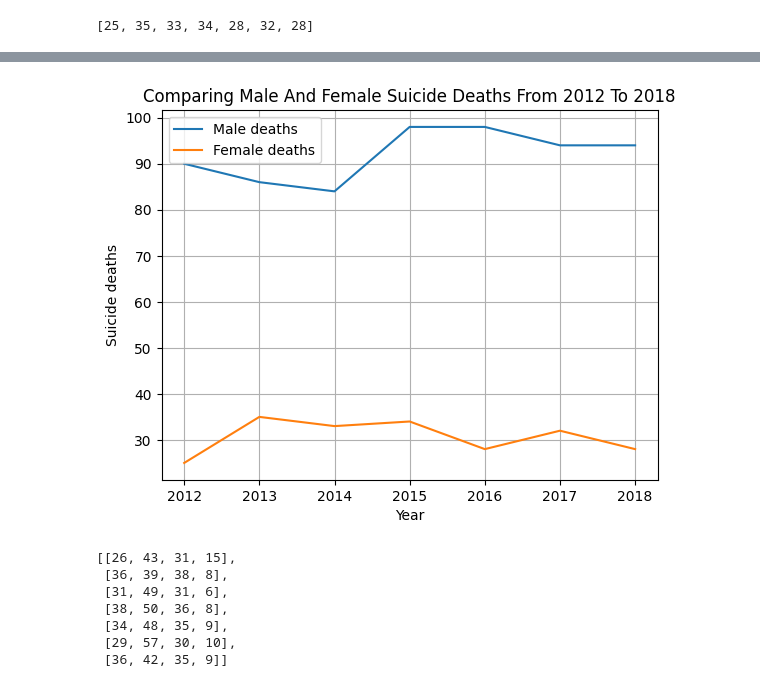
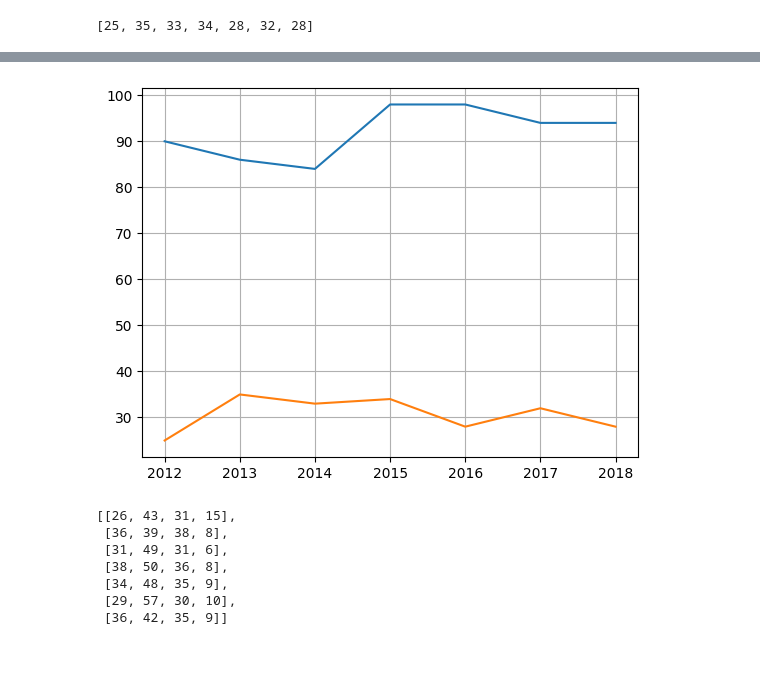
Before and after one commit to EhirimChiedozie/DataAnalysis-, a Jupyter notebook: analyse.ipynb, the cells around one changed output, grey strips where cells are left out. Drawn from its saved outputs; the diff is of its cells as text; code cells hidden in the pictures; blank space fills up the shorter version.

```diff
--- a/analyse.ipynb
+++ b/analyse.ipynb
@@ -136,15 +132,11 @@ plt.show()
 # %%
 #Visualizing this in a plot
-plt.plot(years, male_deaths, label='Male deaths')
-plt.plot(years, female_deaths, label='Female deaths')
+plt.plot(years, male_deaths)
+plt.plot(years, female_deaths)
 plt.grid()
-plt.legend()
-plt.title('Comparing male and female suicide deaths from 2012 to 2018'.title())
-plt.xlabel('Year')
-plt.ylabel('Suicide deaths')
 plt.show()
 # %% [output]
-[figure, old version]
+[figure, new version]
 # %%
 #Comparing by agegroup and gender
 def year_ageGroup(year, ageGroup):
```
Also changed, not shown: parts of 7 cells of this notebook.
